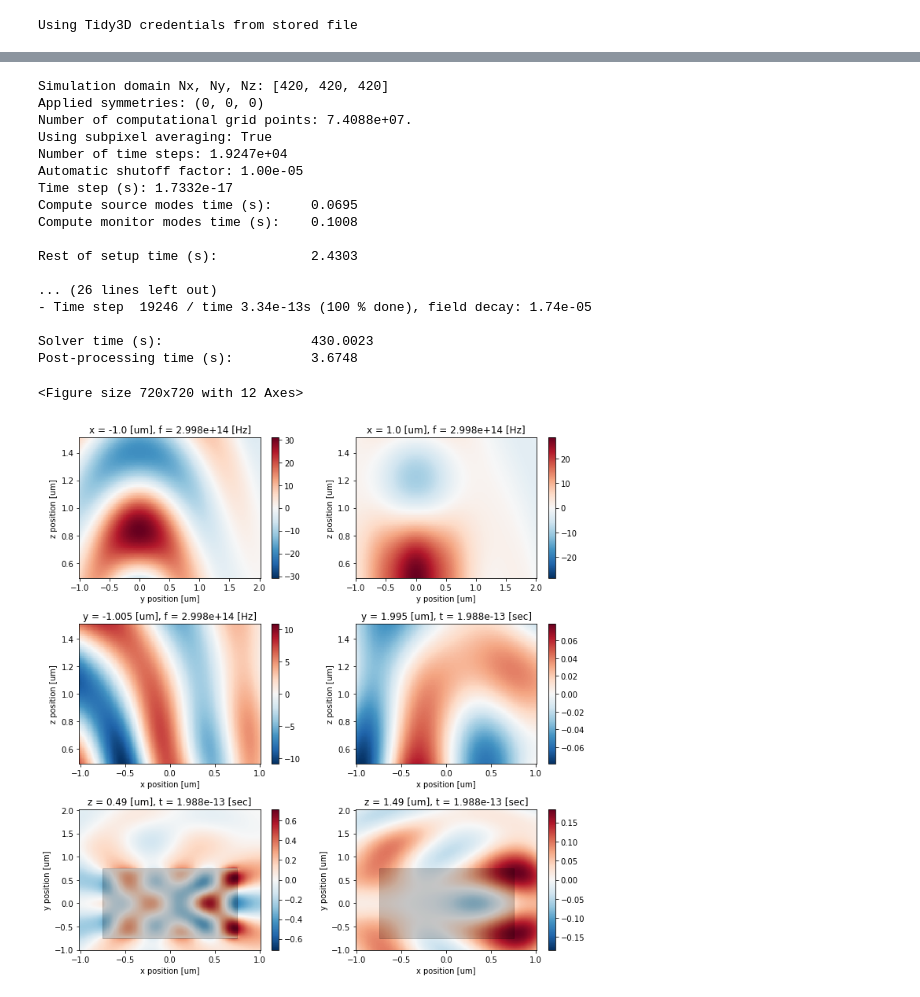
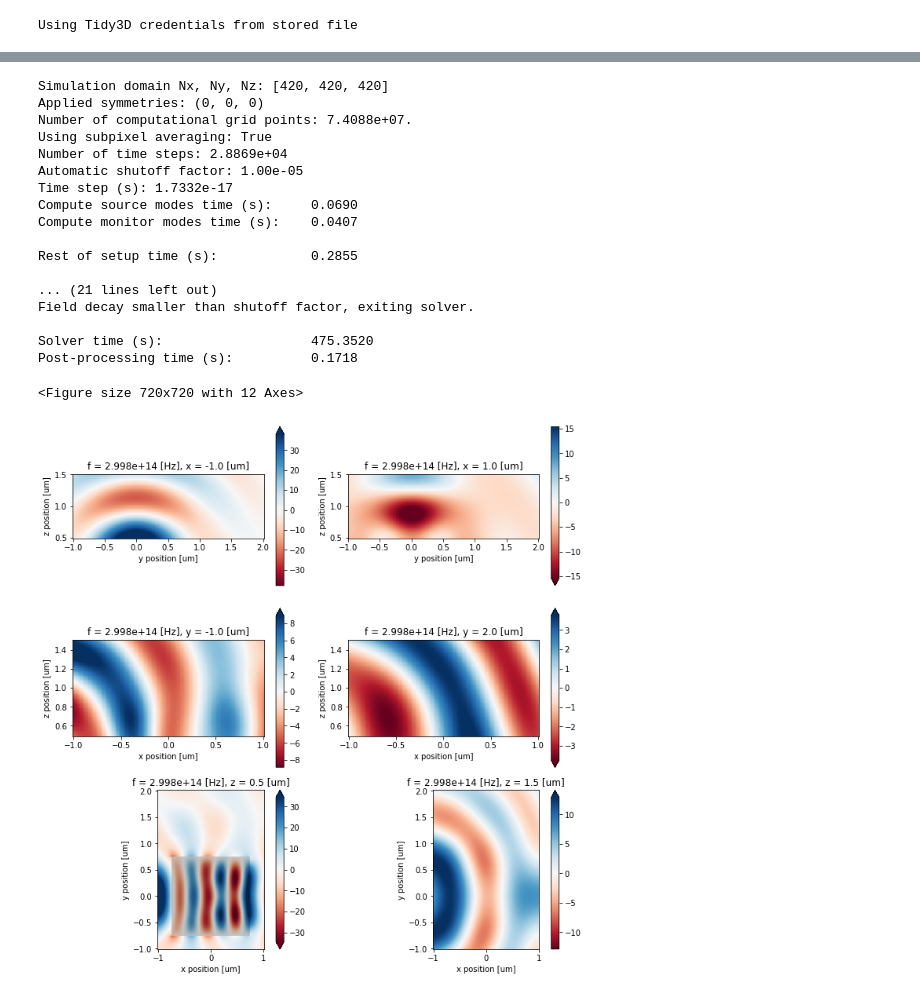
Before and after one commit to flexcompute-readthedocs/tidy3d-docs, a Jupyter notebook: docs/source/notebooks/SurfaceMonitorsFromVolume.ipynb, the cells around one changed output, grey strips where cells are left out. Drawn from its saved outputs; the diff is of its cells as text; code cells hidden in the pictures.

```diff
--- a/docs/source/notebooks/SurfaceMonitorsFromVolume.ipynb
+++ b/docs/source/notebooks/SurfaceMonitorsFromVolume.ipynb
@@ -20,7 +20,7 @@ sim_size = [4, 4, 4]
 lambda0 = 1.0
 freq0 = td.C_0 / lambda0
 fwidth = freq0 / 10.0
-run_time = 10.0 / fwidth
+run_time = 15.0 / fwidth
 
 # create structure
 dielectric = td.Medium.from_nk(n=2, k=0, freq=freq0)
@@ -42,35 +42,22 @@ mon_size = (2.0, 3.0, 1.0)
 mon_center = (0, 0.5, 1.0)
 
 # Create a box monitor for frequency-domain fields
-monitor_freq = td.FieldMonitor(
+monitor = td.FieldMonitor(
     fields=['Ex', 'Ey', 'Hz'],
     center=mon_center,
     size=mon_size,
     freqs=[freq0],
-    name='field_freq')
-
-# Create a box monitor for time-domain fields
-monitor_time = td.FieldTimeMonitor(
-    fields=['Ex', 'Ey', 'Hz'],
-    center=mon_center,
-    size=mon_size,
-    start=1e-13,
-    stop=2e-13,
-    interval=100,
-    name='field_time')
+    name='field')
 
 # Get a list of frequency-domain monitors for each surface of the box
-all_monitors = monitor_freq.surfaces()
-
-# Append the list of time-domain monitors for each surface of the box
-all_monitors.extend(monitor_time.surfaces())
+monitors = monitor.surfaces()
 
 # Initialize simulation
 sim = td.Simulation(size=sim_size,
                     grid_size=(dl, dl, dl),
                     structures=[square],
                     sources=[source],
-                    monitors=all_monitors,
+                    monitors=monitors,
                     run_time=run_time,
                     pml_layers=(pml, pml, pml))
 # %%
@@ -100,36 +86,34 @@ Simulation domain Nx, Ny, Nz: [420, 420, 420]
 Applied symmetries: (0, 0, 0)
 Number of computational grid points: 7.4088e+07.
 Using subpixel averaging: True
-Number of time steps: 1.9247e+04
+Number of time steps: 2.8869e+04
 Automatic shutoff factor: 1.00e-05
 Time step (s): 1.7332e-17
-Compute source modes time (s):     0.0695
-Compute monitor modes time (s):    0.1008
+Compute source modes time (s):     0.0690
+Compute monitor modes time (s):    0.0407
 
-Rest of setup time (s):            2.4303
+Rest of setup time (s):            0.2855
 
-... (26 lines left out)
-- Time step  19246 / time 3.34e-13s (100 % done), field decay: 1.74e-05
+... (21 lines left out)
+Field decay smaller than shutoff factor, exiting solver.
 
-Solver time (s):                   430.0023
-Post-processing time (s):          3.6748
+Solver time (s):                   475.3520
+Post-processing time (s):          0.1718
 # %%
 # Plot fields on each surface of the box
 
 fig, axs = plt.subplots(3, 2)
 fig.set_size_inches(10, 10)
 
-# Plot frequency-domain fields at some of the surface monitors
-data.plot_field(field_monitor_name='field_freq_x-', field_name='Ey', x=-mon_size[0]/2.0, val='real', freq=freq0, ax=axs[0][0])
-data.plot_field(field_monitor_name='field_freq_x+', field_name='Ey', x=mon_size[0]/2.0, val='real', freq=freq0, ax=axs[0][1])
-data.plot_field(field_monitor_name='field_freq_y-', field_name='Ey', y=-mon_size[1]/2.0, val='real', freq=freq0, ax=axs[1][0])
-
-# Plot time-domain fields at some of the surface monitors
-data.plot_field(field_monitor_name='field_time_y+', field_name='Ey', y=mon_size[1]/2.0, val='real', time=2e-13, ax=axs[1][1])
-data.plot_field(field_monitor_name='field_time_z-', field_name='Ey', z=-mon_size[2]/2.0, val='real', time=2e-13, ax=axs[2][0])
-data.plot_field(field_monitor_name='field_time_z+', field_name='Ey', z=mon_size[2]/2.0, val='real', time=2e-13, ax=axs[2][1])
+# Plot fields at each of the surface monitors
+data.plot_field(field_monitor_name='field_x-', field_name='Ey', x=mon_center[0]-mon_size[0]/2.0, val='real', freq=freq0, ax=axs[0][0])
+data.plot_field(field_monitor_name='field_x+', field_name='Ey', x=mon_center[0]+mon_size[0]/2.0, val='real', freq=freq0, ax=axs[0][1])
+data.plot_field(field_monitor_name='field_y-', field_name='Ey', y=mon_center[1]-mon_size[1]/2.0, val='real', freq=freq0, ax=axs[1][0])
+data.plot_field(field_monitor_name='field_y+', field_name='Ey', y=mon_center[1]+mon_size[1]/2.0, val='real', freq=freq0, ax=axs[1][1])
+data.plot_field(field_monitor_name='field_z-', field_name='Ey', z=mon_center[2]-mon_size[2]/2.0, val='real', freq=freq0, ax=axs[2][0])
+data.plot_field(field_monitor_name='field_z+', field_name='Ey', z=mon_center[2]+mon_size[2]/2.0, val='real', freq=freq0, ax=axs[2][1])
 
 fig.tight_layout()
 # %% [output]
 <Figure size 720x720 with 12 Axes>
-[figure, old version]
+[figure, new version]
```
Also changed, not shown: parts of 1 cell of this notebook, 32 other files.
